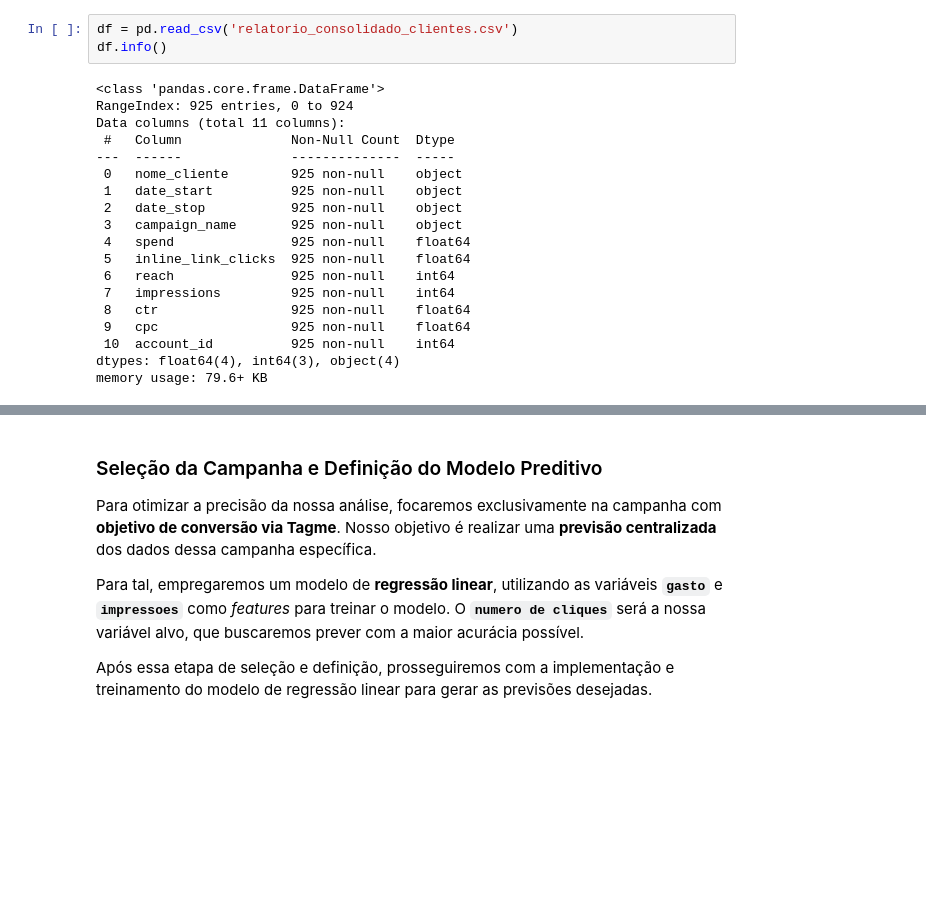
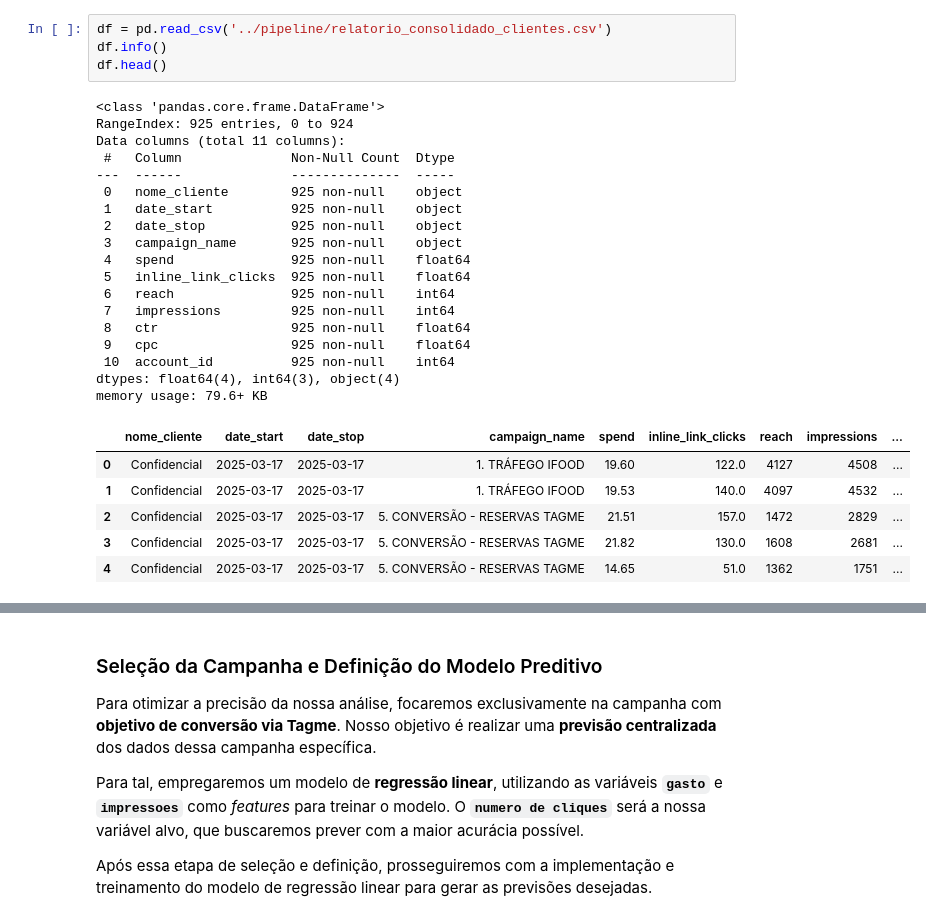
Before and after one commit to Mustasheep/ads-machinelearning, a Jupyter notebook: notebooks/experimento.ipynb, the cells around one changed output, grey strips where cells are left out. Drawn from its saved outputs; the diff is of its cells as text; blank space fills up the shorter version.

```diff
--- a/notebooks/experimento.ipynb
+++ b/notebooks/experimento.ipynb
@@ -260,23 +50,30 @@ if __name__ == "__main__":
 # %%
-df = pd.read_csv('relatorio_consolidado_clientes.csv')
+df = pd.read_csv('../pipeline/relatorio_consolidado_clientes.csv')
 df.info()
+df.head()
 # %% [output]
 <class 'pandas.core.frame.DataFrame'>
 RangeIndex: 925 entries, 0 to 924
 Data columns (total 11 columns):
  #   Column              Non-Null Count  Dtype
 ---  ------              --------------  -----
  0   nome_cliente        925 non-null    object
  1   date_start          925 non-null    object
  2   date_stop           925 non-null    object
  3   campaign_name       925 non-null    object
  4   spend               925 non-null    float64
  5   inline_link_clicks  925 non-null    float64
  6   reach               925 non-null    int64
  7   impressions         925 non-null    int64
  8   ctr                 925 non-null    float64
  9   cpc                 925 non-null    float64
  10  account_id          925 non-null    int64
 dtypes: float64(4), int64(3), object(4)
 memory usage: 79.6+ KB
+|  | nome_cliente | date_start | date_stop | campaign_name | spend | inline_link_clicks | reach | impressions | ... |
+| 0 | Confidencial | 2025-03-17 | 2025-03-17 | 1. TRÁFEGO IFOOD | 19.60 | 122.0 | 4127 | 4508 | ... |
+| 1 | Confidencial | 2025-03-17 | 2025-03-17 | 1. TRÁFEGO IFOOD | 19.53 | 140.0 | 4097 | 4532 | ... |
+| 2 | Confidencial | 2025-03-17 | 2025-03-17 | 5. CONVERSÃO - RESERVAS TAGME | 21.51 | 157.0 | 1472 | 2829 | ... |
+| 3 | Confidencial | 2025-03-17 | 2025-03-17 | 5. CONVERSÃO - RESERVAS TAGME | 21.82 | 130.0 | 1608 | 2681 | ... |
+| 4 | Confidencial | 2025-03-17 | 2025-03-17 | 5. CONVERSÃO - RESERVAS TAGME | 14.65 | 51.0 | 1362 | 1751 | ... |
 # %%
```
Also changed, not shown: parts of 10 cells of this notebook.
